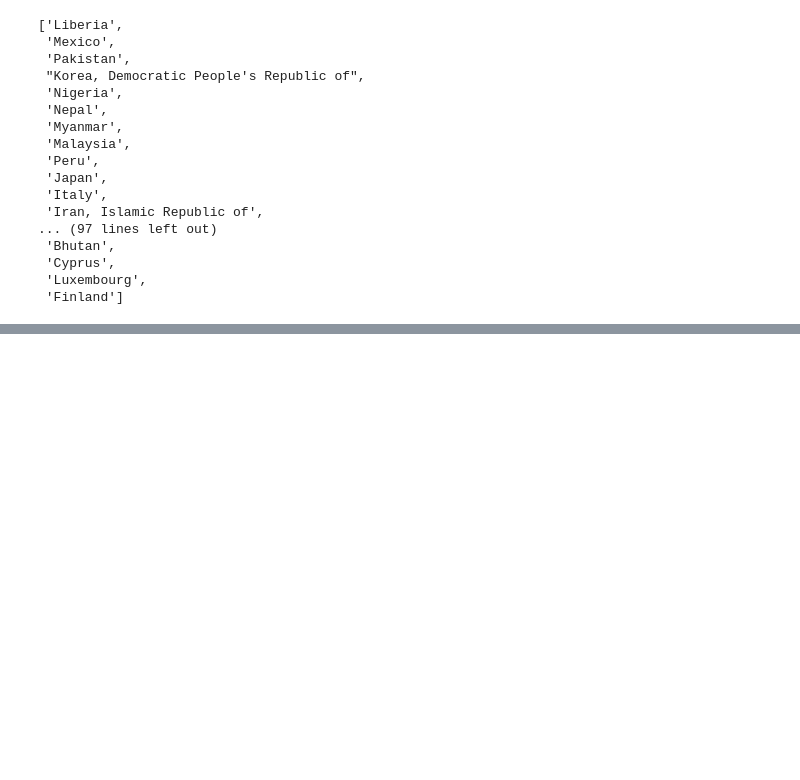
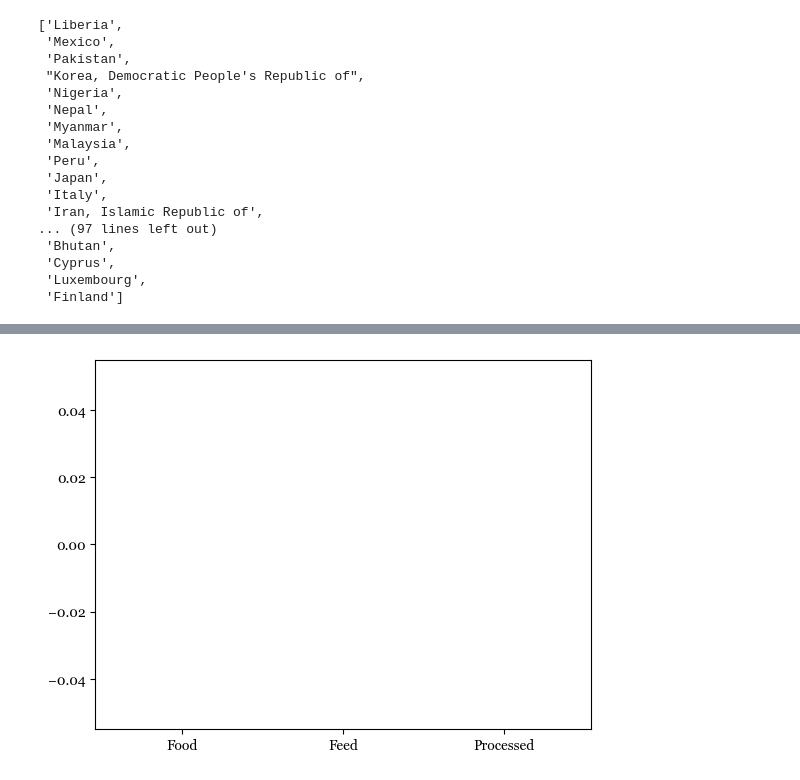
Before and after one commit to NereaRiveiro/Go-vegan, a Jupyter notebook: notebook/pa.ipynb, the cells around one changed output, grey strips where cells are left out. Saved outputs shown, nothing was run; the diff lists cells and outputs as text; code cells hidden in the pictures; blank space fills up the shorter version.

```diff
--- a/notebook/pa.ipynb
+++ b/notebook/pa.ipynb
@@ -363,0 +553,39 @@ paises
+# %%
+df = soy[soy['Year'].dt.year >= 2000]
+
+totals = df[['Food', 'Feed', 'Processed']].sum()
+
+# Crear la figura y el eje
+fig, ax = plt.subplots()
+
+# Configurar los datos y las etiquetas del eje x
+x_labels = ['Food', 'Feed', 'Processed']
+x = np.arange(len(x_labels))
+
+# Crear las barras verticales
+bars = ax.bar(x, np.zeros(len(x)))
+
+# Función para animar el crecimiento de las barras
+# def animate(i):
+#     total_heights = totals * i / 100
+#     for j, bar in enumerate(bars):
+#         bar.set_height(total_heights[j])
+#         ax.text(bar.get_x() + bar.get_width() / 2, bar.get_height(),
+#                 f'{total_heights[j]:.2f}', ha='center', va='bottom')
+#     ax.set_title(f'Progress: {i}%')
+
+# Crear la animación
+
+# anim = FuncAnimation(fig, animate, frames=100, interval=50, repeat=False)
+
+# Configurar el eje y los límites
+# ax.set_ylim(0, totals.max() * 1.1)
+
+# Configurar las etiquetas del eje x
+ax.set_xticks(x)
+ax.set_xticklabels(x_labels)
+
+# Mostrar el gráfico
+plt.show()
+# %% [output]
+[figure, added]
```
Also changed, not shown: parts of 19 cells of this notebook.
